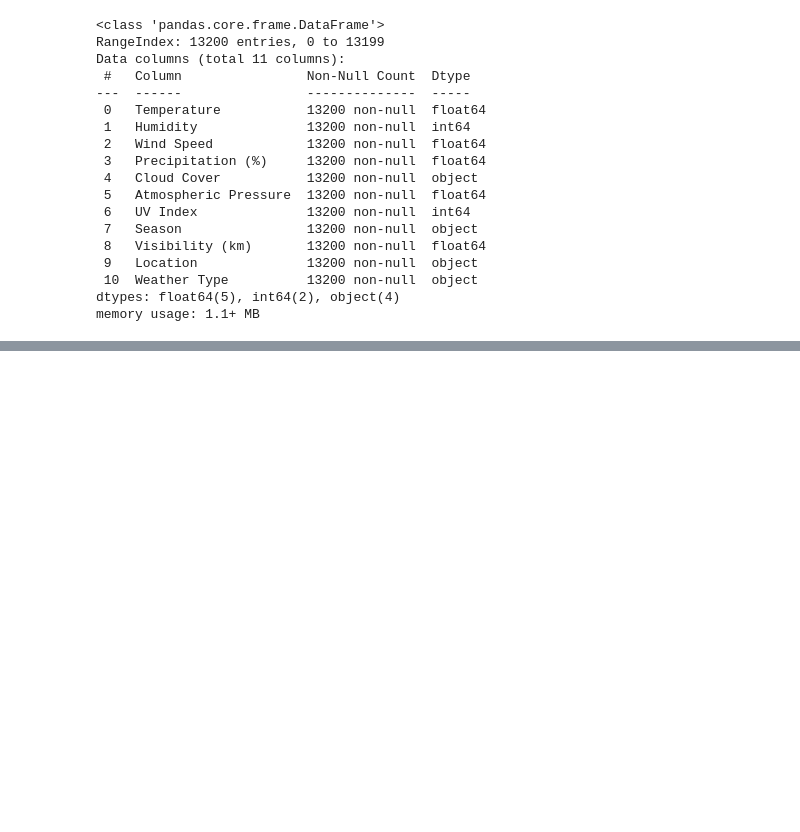
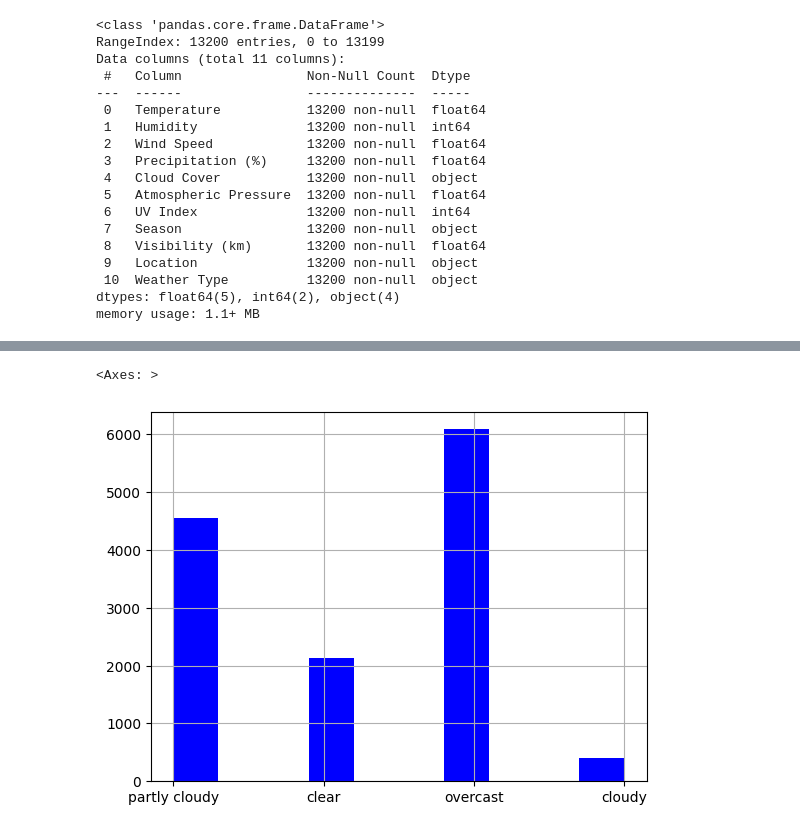
Before and after one commit to Karan-Chauhan19/Weather-Type-Classification, a Jupyter notebook: Notebook/eda.ipynb, the cells around one changed output, grey strips where cells are left out. Cells and saved outputs as stored; diff of their text form; code cells hidden in the pictures; blank space fills up the shorter version.

```diff
--- a/Notebook/eda.ipynb
+++ b/Notebook/eda.ipynb
@@ -58,0 +111,7 @@ df.describe()
+# %%
+#Visualization-1
+#Visualization of Cloud_Cover Column
+df.Cloud_Cover.hist(color='blue')
+# %% [output]
+<Axes: >
+[figure, added]
```
Also changed, not shown: parts of 10 cells of this notebook.
